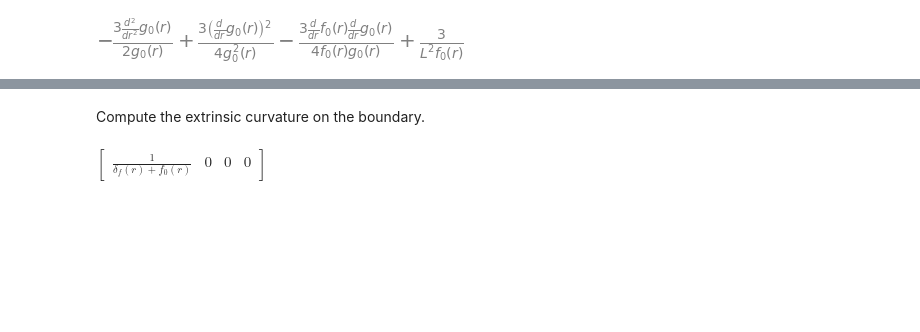
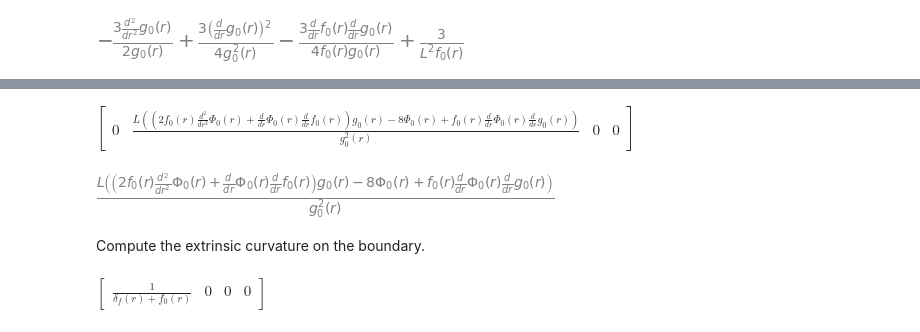
Before and after one commit to jchryssanthacopoulos/wormholes, a Jupyter notebook: einstein_maxwell_ads4_scalar_perturb.ipynb, the cells around one changed output, grey strips where cells are left out. Cells and saved outputs as stored; diff of their text form; code cells hidden in the pictures; blank space fills up the shorter version.

```diff
--- a/einstein_maxwell_ads4_scalar_perturb.ipynb
+++ b/einstein_maxwell_ads4_scalar_perturb.ipynb
@@ -182,0 +209,7 @@ energy_momentum[0, 0]
+# %%
+Fgg_tensor = TensorHead('Fgg', [Euclidean] * 6)
+Fgg_matrix = sympy.tensorproduct(F_3, metric_inv_2, metric_inv_2)
+repl = {Fgg_tensor(-i0, -i1, i2, i3, i4, i5): Fgg_matrix}
+F_upper_indices = Fgg_tensor(-i0, -i1, i0, i2, i1, i3).replace_with_arrays(repl)
+F_upper_indices = sympy.simplify(F_upper_indices)
+F_upper_indices
@@ -183,3 +218,27 @@ energy_momentum[0, 0]
+# %%
+partial_F = sympy.MutableDenseNDimArray.zeros(4, 4, 4)
+for i in range(4):
+    for j in range(4):
+        for k in range(4):
+            partial_F[i, j, k] = sympy.diff(F_upper_indices[j, k], x[i])
+# %%
+partial_F_tensor = TensorHead('partialF', [Euclidean] * 3)
+repl = {partial_F_tensor(-i0, i1, i2): partial_F}
+partial_F_contracted = partial_F_tensor(-i0, i0, i1).replace_with_arrays(repl)
+# %%
+lambda_F_tensor = TensorHead('lambdaF', [Euclidean] * 5)
+lambda_F_matrix = sympy.tensorproduct(ch_2, F_upper_indices)
+repl = {lambda_F_tensor(i0, -i1, -i2, i3, i4): lambda_F_matrix}
+partial_F_contracted += lambda_F_tensor(i0, -i0, -i1, i1, i2).replace_with_arrays(repl)
+partial_F_contracted += lambda_F_tensor(i0, -i1, -i2, i1, i2).replace_with_arrays(repl)
+partial_F_contracted = sympy.simplify(partial_F_contracted)
+partial_F_contracted
+# %% [output]
+$\displaystyle \left[\begin{matrix}0 & \frac{L \left(\left(2 f_{0}{\left(r \right)} \frac{d^{2}}{d r^{2}} \Phi_{0}{\left(r \right)} + \frac{d}{d r} \Phi_{0}{\left(r \right)} \frac{d}{d r} f_{0}{\left(r \right)}\right) g_{0}{\left(r \right)} - 8 \Phi_{0}{\left(r \right)} + f_{0}{\left(r \right)} \frac{d}{d r} \Phi_{0}{\left(r \right)} \frac{d}{d r} g_{0}{\left(r \right)}\right)}{g_{0}^{2}{\left(r \right)}} & 0 & 0\end{matrix}\right]$
+# %%
+partial_F_contracted[1]
+# %% [output]
+[figure, added]
 # %% [markdown]
 Compute the extrinsic curvature on the boundary.
 # %%
```
Also changed, not shown: parts of 17 cells of this notebook, 2 other files.
